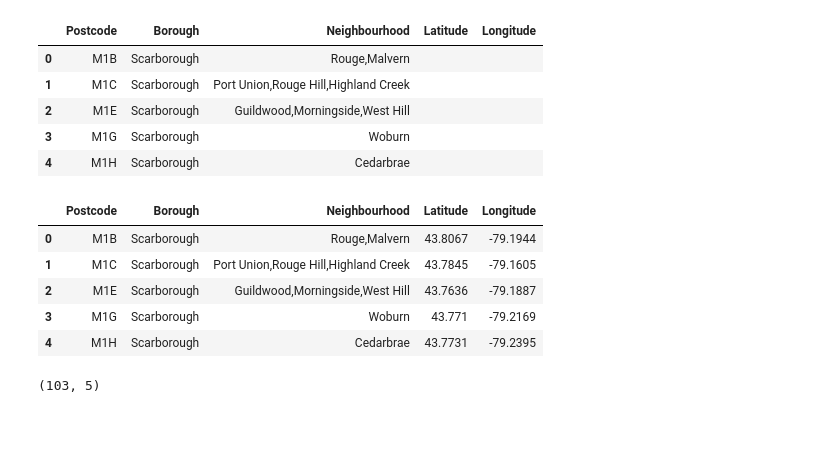
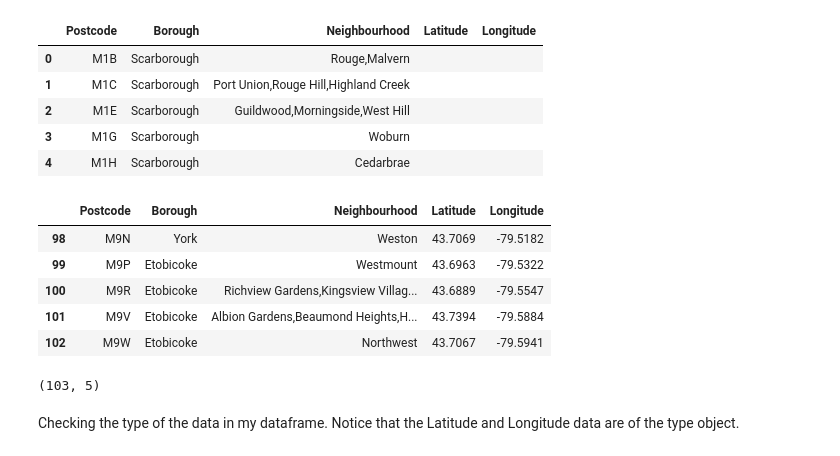
Before and after one commit to luiangc/Coursera_Capstone, a Jupyter notebook: Segmenting_and_clustering_TORONTO.ipynb, the cells around one changed output. Saved outputs shown, nothing was run; the diff lists cells and outputs as text; code cells hidden in the pictures; blank space fills up the shorter version.

```diff
--- a/Segmenting_and_clustering_TORONTO.ipynb
+++ b/Segmenting_and_clustering_TORONTO.ipynb
@@ -123,21 +123,23 @@ nbh2.head()
 | 3 | M1G | Scarborough | Woburn |  |  |
 | 4 | M1H | Scarborough | Cedarbrae |  |  |
 # %%
-for i in range(102):
-    for j in range(102):
+for i in range(len(nbh2['Postcode'])):
+    for j in range(len(nbh2['Postcode'])):
         if nbh2.loc[i,'Postcode']==geodata.loc[j,'Postal Code']:
             nbh2.loc[i,'Latitude']=geodata.loc[j, 'Latitude']
             nbh2.loc[i,'Longitude']=geodata.loc[j,'Longitude']
 # %%
-nbh2.head()
+nbh2.tail()
 # %% [output]
 |  | Postcode | Borough | Neighbourhood | Latitude | Longitude |
-| 0 | M1B | Scarborough | Rouge,Malvern | 43.8067 | -79.1944 |
-| 1 | M1C | Scarborough | Port Union,Rouge Hill,Highland Creek | 43.7845 | -79.1605 |
-| 2 | M1E | Scarborough | Guildwood,Morningside,West Hill | 43.7636 | -79.1887 |
-| 3 | M1G | Scarborough | Woburn | 43.771 | -79.2169 |
-| 4 | M1H | Scarborough | Cedarbrae | 43.7731 | -79.2395 |
+| 98 | M9N | York | Weston | 43.7069 | -79.5182 |
+| 99 | M9P | Etobicoke | Westmount | 43.6963 | -79.5322 |
+| 100 | M9R | Etobicoke | Richview Gardens,Kingsview Villag... | 43.6889 | -79.5547 |
+| 101 | M9V | Etobicoke | Albion Gardens,Beaumond Heights,H... | 43.7394 | -79.5884 |
+| 102 | M9W | Etobicoke | Northwest | 43.7067 | -79.5941 |
 # %%
 nbh2.shape
 # %% [output]
 (103, 5)
+# %% [markdown]
+Checking the type of the data in my dataframe. Notice that the Latitude and Longitude data are of the type object.
```
Also changed, not shown: parts of 6 cells of this notebook.
